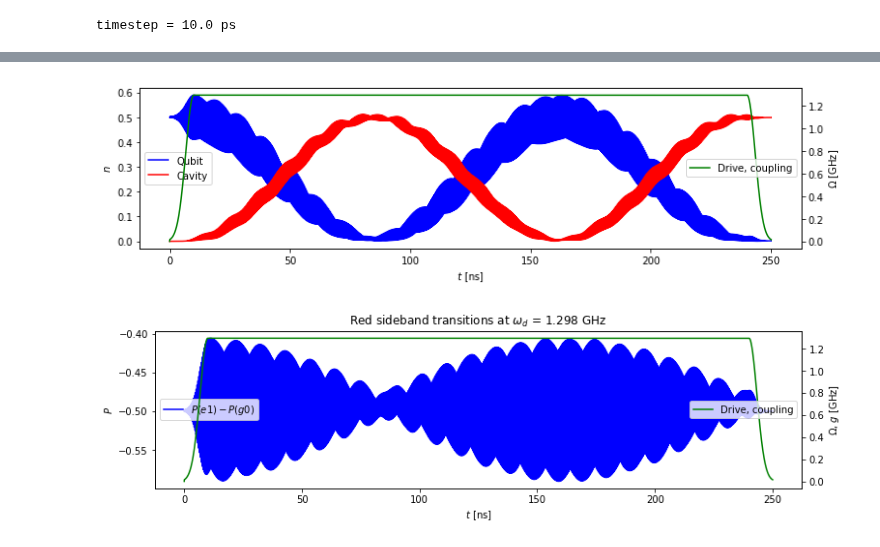
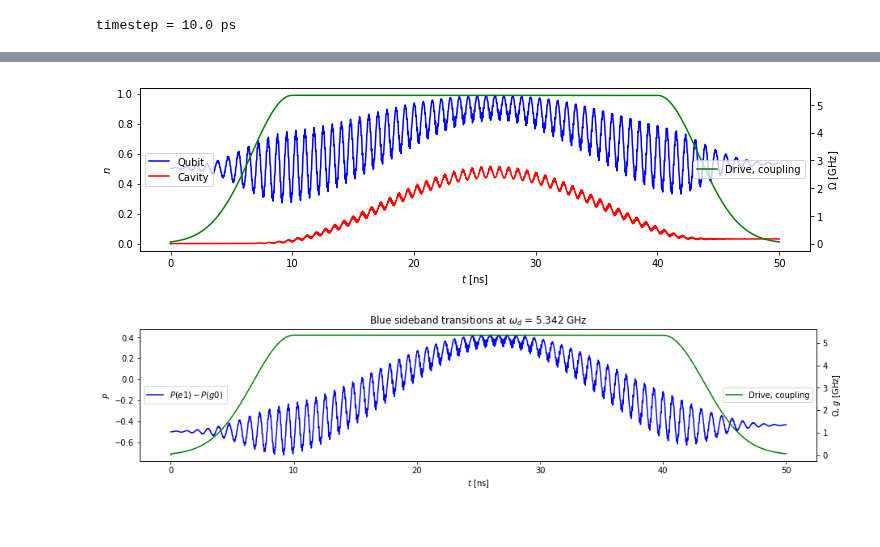
Before and after one commit to wouterkesselsap/thesis, a Jupyter notebook: 2p_sideband.ipynb, the cells around one changed output, grey strips where cells are left out. Cells and saved outputs as stored; diff of their text form; code cells hidden in the pictures.

```diff
--- a/2p_sideband.ipynb
+++ b/2p_sideband.ipynb
@@ -71,14 +71,14 @@ g = 0.2 *2*pi      # coupling between qubit and resonator
 chi = 30e-6 *2*pi  # photon number-dependent frequency shift of qubit
 
 Omega = 0.3 *2 *2*pi  # amplitude of sideband transitions
-wd = 1.2975*2*pi      # pump drive frequency
-sb = 'red'          # kind of sideband transitions (required for plotting & saving)
+wd = 5.342*2*pi      # pump drive frequency
+sb = 'blue'          # kind of sideband transitions (required for plotting & saving)
 
 wq_mod = wq + Omega**2/(2*(wq-wd)) + Omega**2/(2*(wq+wd))
 # %%
 t0 = 0         # start of simulation
 t1 = t0 + 0   # start of drive
-t2 = t1 + 250  # end of drive
+t2 = t1 + 50  # end of drive
 t3 = t2 + 0   # end of simulation
 tg = 10        # length of gaussian rise and fall
 
@@ -132,7 +148,7 @@ Np_per_batch = Np/50  # number of time points per batch
 # %%
 """ SAVE EVOLUTION TEMPORARILY """
 
-srcfolder = "/home/student/thesis/prog_190921_192956"
+srcfolder = "/home/student/thesis/prog_190922_103435"
 quants = ['times', 'expect', 'e0', 'g1', 'e1', 'g0']
 
 start_comb = datetime.now()
@@ -148,18 +164,20 @@ Batches combined    in 2.023937 s
 # %%
 """ SIDEBAND COUPLING """
 
+smoothen_method = 'savgol'
+
 if 'eo' in quants:
-    e0_macro, e0_macro_times = remove_micromotion(e0, times, method='savgol')
+    e0_macro, e0_macro_times = remove_micromotion(e0, times, method=smoothen_method)
 if 'go' in quants:
-    g0_macro, g0_macro_times = remove_micromotion(g0, times, method='savgol')
+    g0_macro, g0_macro_times = remove_micromotion(g0, times, method=smoothen_method)
 if 'e1' in quants:
-    e1_macro, e1_macro_times = remove_micromotion(e1, times, method='savgol')
+    e1_macro, e1_macro_times = remove_micromotion(e1, times, method=smoothen_method)
 if 'g1' in quants:
-    g1_macro, g1_macro_times = remove_micromotion(g1, times, method='savgol')
+    g1_macro, g1_macro_times = remove_micromotion(g1, times, method=smoothen_method)
 if ('e1' in quants and 'g0' in quants):
-    e1g0_macro, e1g0_macro_times = remove_micromotion(e1-g0, times, method='savgol')
+    e1g0_macro, e1g0_macro_times = remove_micromotion(e1-g0, times, method=smoothen_method)
 if ('e0' in quants and 'g1' in quants):
-    e0g1_macro, e0g1_macro_times = remove_micromotion(e0-g1, times, method='savgol')
+    e0g1_macro, e0g1_macro_times = remove_micromotion(e0-g1, times, method=smoothen_method)
 
 if sb == 'red':
     wsb = sideband_freq(e0g1_macro, e0g1_macro_times)
@@ -210,49 +228,51 @@ ax2.legend(loc='center right')
 
 plt.show()
 # %% [output]
-[figure, old version]
+[figure, new version]
 # %%
 """COMBINED PROBABILITIES"""
 
-fig, ax1 = plt.subplots(figsize=[12,3])
-ax1.plot(times, e1-g0, color='b', label='$P(e1) - P(g0)$')
-# ax1.plot(times, e0-g1, color='r', label='$P(e0) - P(g1)$')
+fig, ax1 = plt.subplots(figsize=[15,3])
+if sb == 'red':
+    ax1.plot(times, e0-g1, color='r', label='$P(e0) - P(g1)$')
+if sb == 'blue':
+    ax1.plot(times, e1-g0, color='b', label='$P(e1) - P(g0)$')
 ax1.set_xlabel("$t$ [ns]")
 ax1.set_ylabel("$P$")
 ax1.tick_params(axis='y')
 ax1.legend(loc='center left')
 
-# ax1.set_xlim([27, 27.02])
+# ax1.set_xlim([40, 50])
 
 drive_coupling = wd/(2*pi)*drive_nonosc(times, H_args)
 ax2 = ax1.twinx()
 ax2.plot(times, drive_coupling, color='g', label='Drive, coupling')
 ax2.set_ylabel('$\Omega$, $g$ [GHz]')
 ax2.tick_params(axis='y')
 ax2.legend(loc='center right')
 
 fig = plt.gcf()
 if sb == 'red':
     plt.title("Red sideband transitions at $\\omega_d$ = {} GHz".format(round(wd/2/pi, 3)))
 elif sb == 'blue':
     plt.title("Blue sideband transitions at $\\omega_d$ = {} GHz".format(round(wd/2/pi, 3)))
 plt.show()
 
 fig_button = widgets.Button(description='Save figure')
 fig_out = widgets.Output()
 def fig_clicked(b):
     fig_button.description = 'Figure saved!'
     with fig_out:
         print(srcfolder)
         fig.savefig(srcfolder + "/" +
                     "fig_{}_{}_Nq{}_Om{}_wd{}_wq{}_wc{}_g{}_wsb{}.png".format(ID, sb, Nq,
                         round(Omega/2/pi, 2), round(wd/2/pi, 3), round(wq/2/pi, 2),
                         round(wc/2/pi, 2), round(g/2/pi, 2), round(wsb/2/pi, 4)),
                      bbox_inches='tight')
 fig_button.on_click(fig_clicked)
 widgets.VBox([fig_button, fig_out])
 # %% [output]
-[figure, old version]
+[figure, new version]
 [interactive output not drawn]
 # %%
 """SCANNING"""
```
Also changed, not shown: parts of 6 cells of this notebook, 4 other files.
